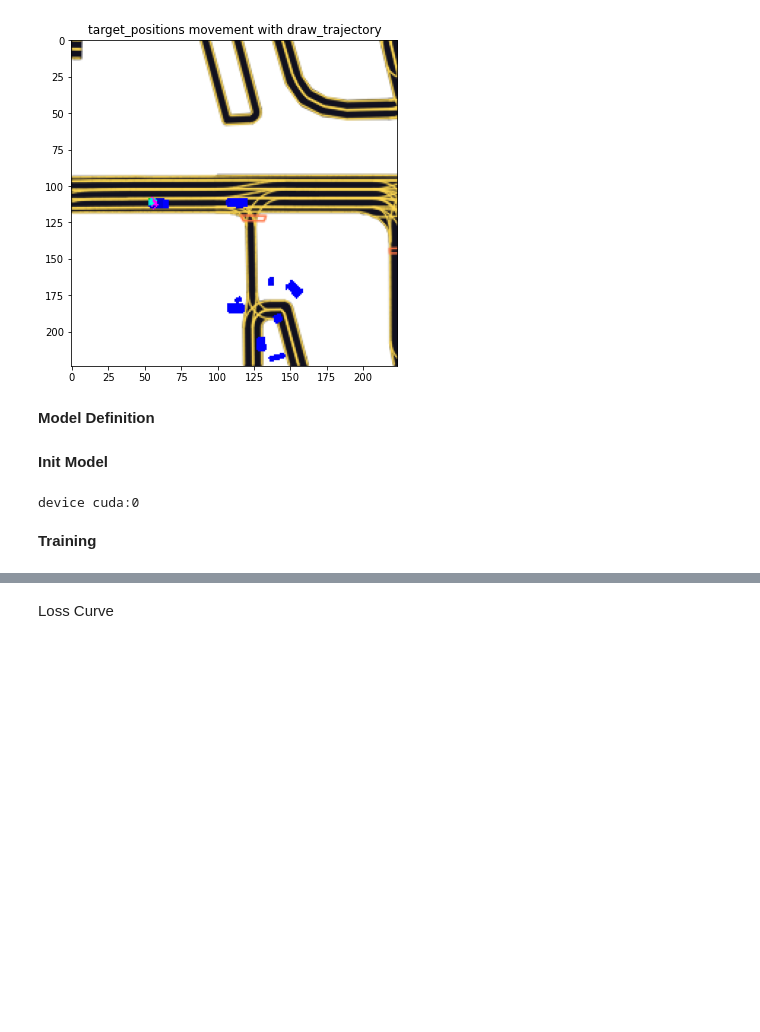
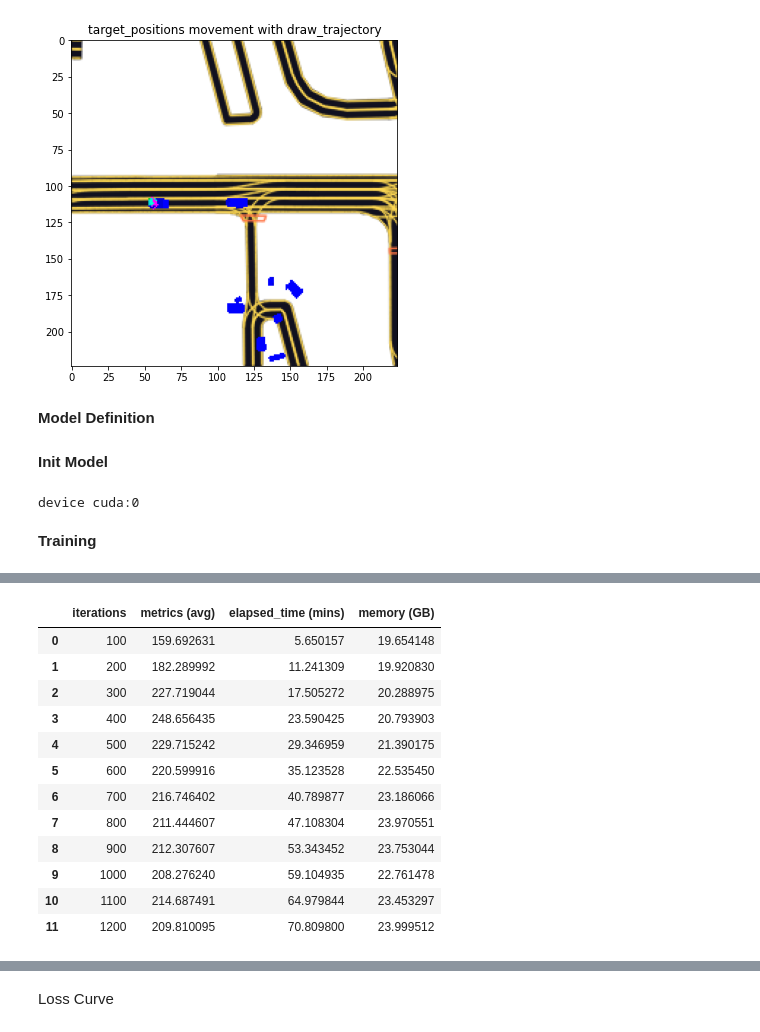
Before and after one commit to govindap/lyft_motion_prediction, a Jupyter notebook: torch_training.ipynb, the cells around one changed output, grey strips where cells are left out. Saved outputs shown, nothing was run; the diff lists cells and outputs as text; code cells hidden in the pictures; blank space fills up the shorter version.

```diff
--- a/torch_training.ipynb
+++ b/torch_training.ipynb
@@ -306,15 +320,21 @@ def forward(data, model, device, criterion = pytorch_neg_multi_log_likelihood_ba
 # ==== INIT MODEL=================
 model_name = cfg["model_params"]["model_name"]
 device = torch.device("cuda:0" if torch.cuda.is_available() else "cpu")
+#device = torch.device("cpu")
 model = LyftMultiModel(cfg)
+
+#load weight if there is a pretrained model
+weight_path = f"{model_name}_final.pth"
+if weight_path:
+    model.load_state_dict(torch.load(weight_path))
+model.to(device)
 optimizer = optim.Adam(model.parameters(), lr=cfg["model_params"]["lr"])
 
-#load weight if there is a pretrained model
-weight_path = f'{model_name}_final.pth'
-if weight_path:
-    model.load_state_dict(torch.load(f'{model_name}_final.pth'))
-    optimizer.load_state_dict(torch.load(f'{model_name}_optimizer_final.pth'))
-model.to(device)
+# load weight if there is a pretrained model
+opt_weight_path = f"{model_name}_optimizer_final.pth"
+if opt_weight_path:
+    optimizer.load_state_dict(torch.load(opt_weight_path))
+
 print(f'device {device}')
 # %% [output]
 device cuda:0
@@ -344,12 +364,29 @@ if cfg["model_params"]["train"]:
             tr_it = iter(train_dataloader)
             data = next(tr_it)
         model.train()
-        loss, _, _ = forward(data, model, device)
 
-        # Backward pass
         optimizer.zero_grad()
-        loss.backward()
-        optimizer.step()
+
+        if cfg["train_params"]["precision"] == True:
+            scaler = torch.cuda.amp.GradScaler()
+            with torch.cuda.amp.autocast():
+                loss, _, _ = forward(data, model, device)
+
+            # Scales the loss, and calls backward()
+            # to create scaled gradients
+            scaler.scale(loss).backward()
+
+            # Unscales gradients and calls
+            # or skips optimizer.step()
+            scaler.step(optimizer)
+
+            # Updates the scale for next iteration
+            scaler.update()
+        else:
+
+            loss, _, _ = forward(data, model, device)
+            loss.backward()
+            optimizer.step()
 
         loss_v = loss.item()
         losses.append(loss_v)
@@ -377,7 +414,7 @@ if cfg["model_params"]["train"]:
         'elapsed_time (mins)': times,
         'memory (GB)': memorys,
     })
-    results.to_csv(f'train_metrics_{model_name}_{n_steps}.csv', index=False)
+    results.to_csv(f'train_metrics_{model_name}_{n_steps}_{runtime}.csv', index=False)
     print(f'Total training time is {(time.time() - t_start) / 60} mins')
     memory()
     display(results)
@@ -385,0 +437,13 @@ Please use `tqdm.notebook.tqdm` instead of `tqdm.tqdm_notebook`
+|  | iterations | metrics (avg) | elapsed_time (mins) | memory (GB) |
+| 0 | 100 | 159.692631 | 5.650157 | 19.654148 |
+| 1 | 200 | 182.289992 | 11.241309 | 19.920830 |
+| 2 | 300 | 227.719044 | 17.505272 | 20.288975 |
+| 3 | 400 | 248.656435 | 23.590425 | 20.793903 |
+| 4 | 500 | 229.715242 | 29.346959 | 21.390175 |
+| 5 | 600 | 220.599916 | 35.123528 | 22.535450 |
+| 6 | 700 | 216.746402 | 40.789877 | 23.186066 |
+| 7 | 800 | 211.444607 | 47.108304 | 23.970551 |
+| 8 | 900 | 212.307607 | 53.343452 | 23.753044 |
+| 9 | 1000 | 208.276240 | 59.104935 | 22.761478 |
+| 10 | 1100 | 214.687491 | 64.979844 | 23.453297 |
+| 11 | 1200 | 209.810095 | 70.809800 | 23.999512 |
```
Also changed, not shown: parts of 10 cells of this notebook, 5 other files.
